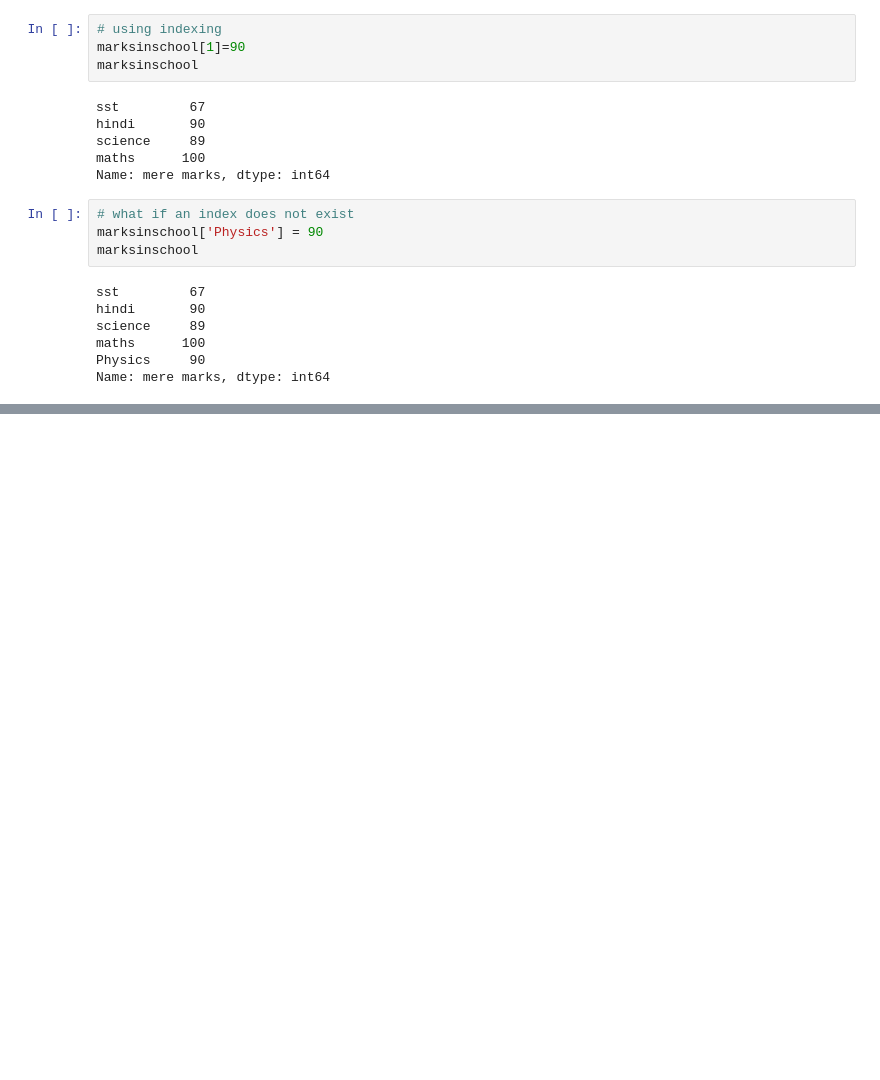
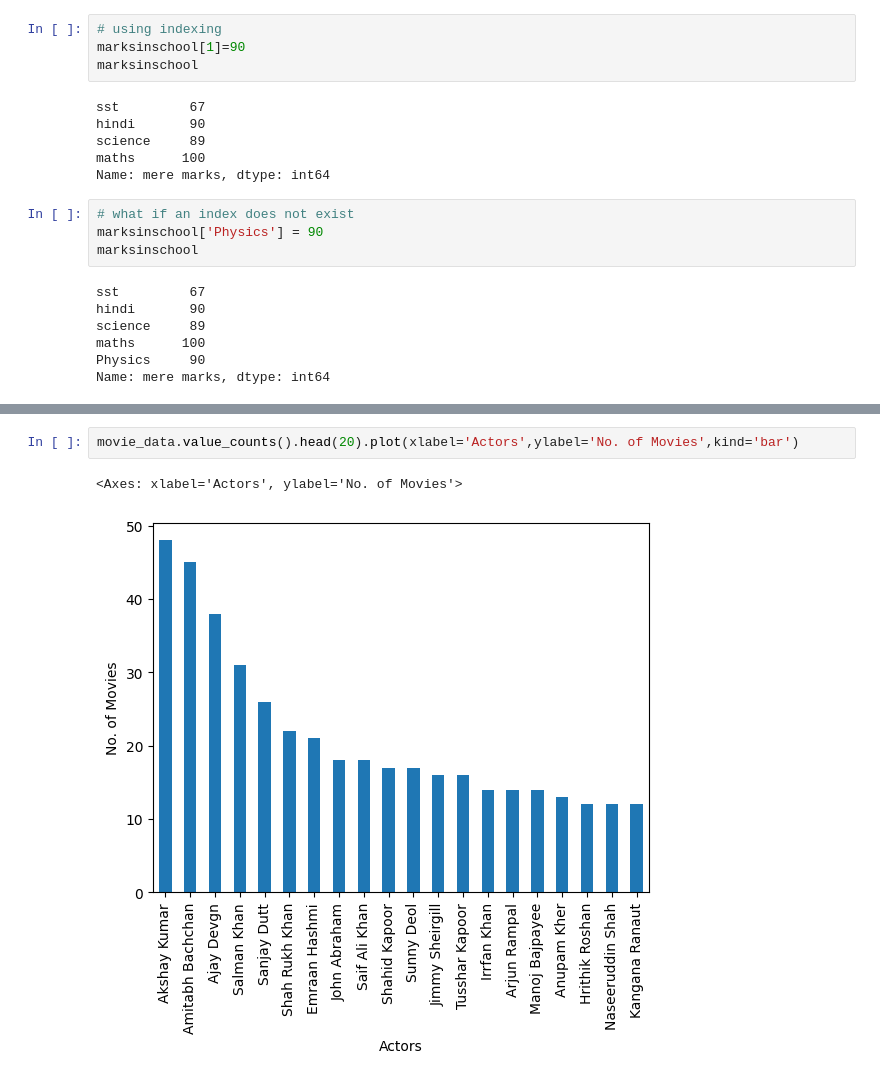
Before and after one commit to Himanshu-Yadav-0/Pandas, a Jupyter notebook: pandas_series.ipynb, the cells around one changed output, grey strips where cells are left out. Drawn from its saved outputs; the diff is of its cells as text; blank space fills up the shorter version.

```diff
--- a/pandas_series.ipynb
+++ b/pandas_series.ipynb
@@ -305,0 +339,5 @@ Name: mere marks, dtype: int64
+# %%
+movie_data.value_counts().head(20).plot(xlabel='Actors',ylabel='No. of Movies',kind='bar')
+# %% [output]
+<Axes: xlabel='Actors', ylabel='No. of Movies'>
+[figure, added]
```
Also changed, not shown: parts of 10 cells of this notebook.
